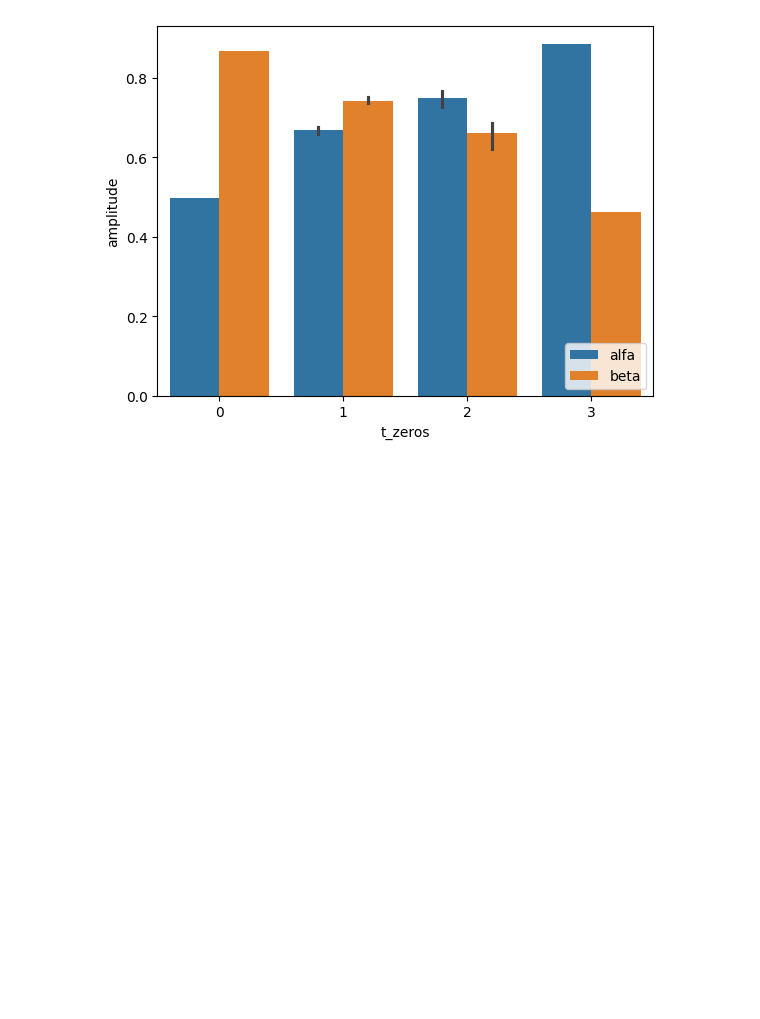
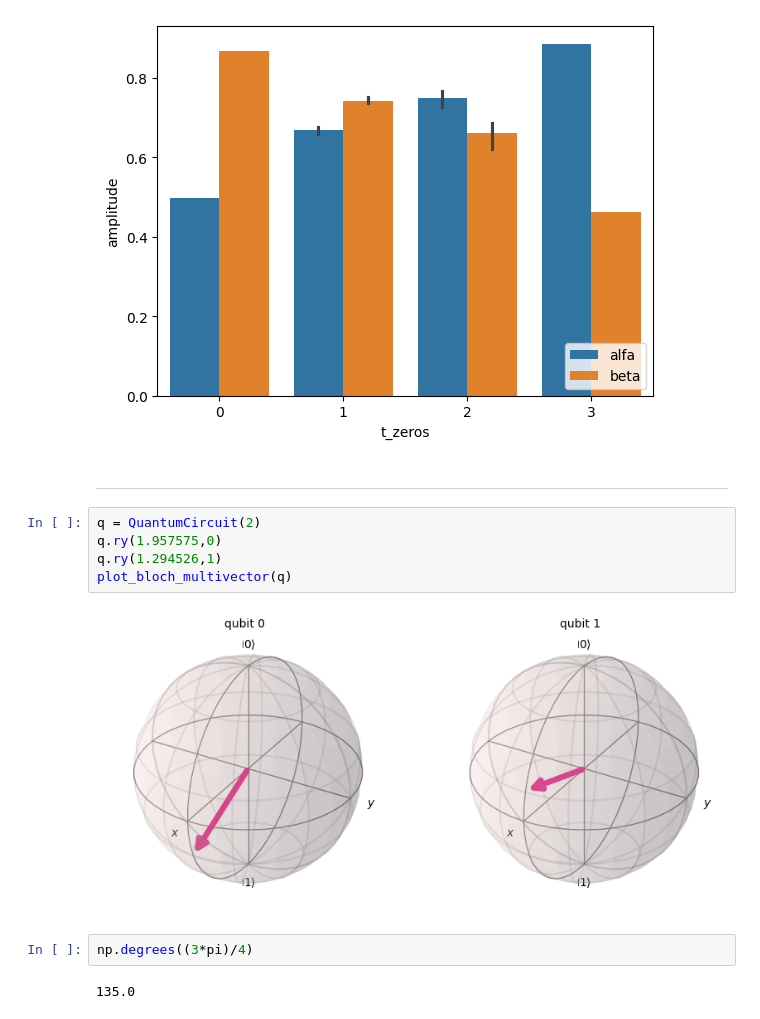
Before and after one commit to Dpbm/scientific-research-1-quantum-oracles, a Jupyter notebook: code/grover-tests.ipynb, the cells around one changed output. Drawn from its saved outputs; the diff is of its cells as text; blank space fills up the shorter version.

```diff
--- a/code/grover-tests.ipynb
+++ b/code/grover-tests.ipynb
@@ -965,3 +958,16 @@ plt.savefig(get_image_path("amplitudes_based_on_total_zeros_new_grover_one_bit_s
 plt.show()
 # %% [output]
 [figure]
+# %% [markdown]
+---
+# %%
+q = QuantumCircuit(2)
+q.ry(1.957575,0)
+q.ry(1.294526,1)
+plot_bloch_multivector(q)
+# %% [output]
+[figure, added]
+# %%
+np.degrees((3*pi)/4)
+# %% [output]
+135.0
```
Also changed, not shown: parts of 7 cells of this notebook.
